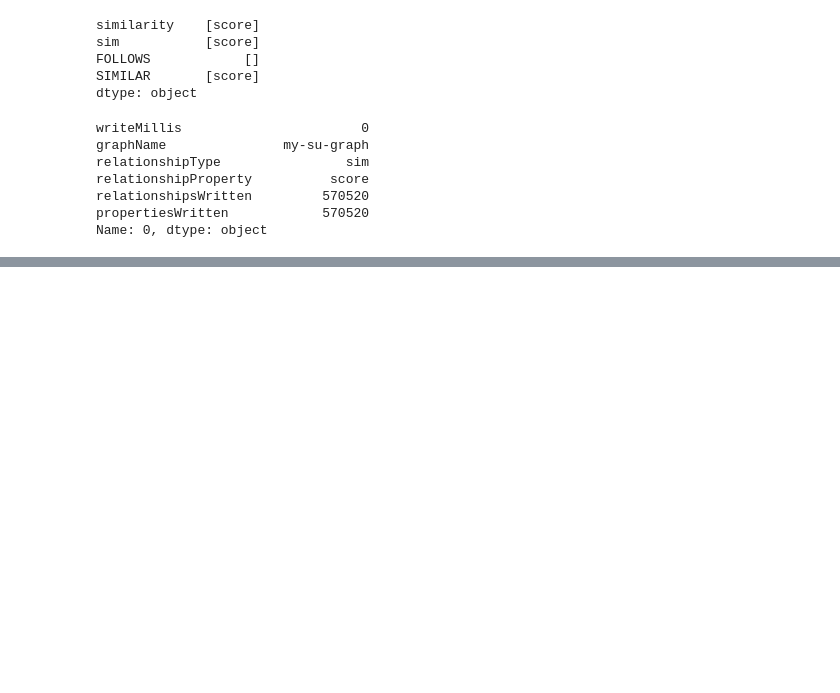
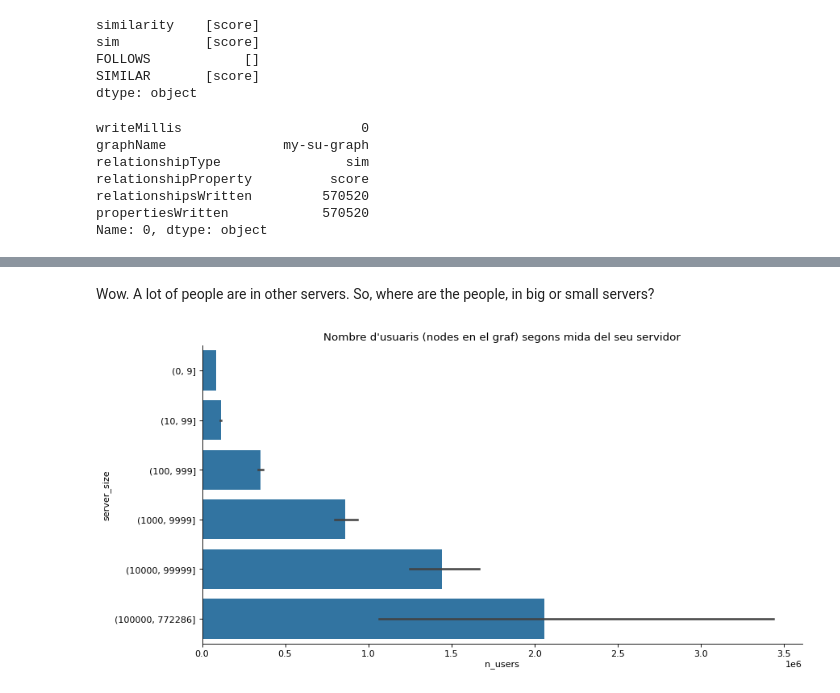
Before and after one commit to pecuchetian/tfg, a Jupyter notebook: GraphQueries.ipynb, the cells around one changed output, grey strips where cells are left out. Saved outputs shown, nothing was run; the diff lists cells and outputs as text; code cells hidden in the pictures; blank space fills up the shorter version.

```diff
--- a/GraphQueries.ipynb
+++ b/GraphQueries.ipynb
@@ -200,0 +344,15 @@ Name: 0, dtype: object
+# %% [markdown]
+Wow. A lot of people are in other servers. So, where are the people, in big or small servers?
+# %%
+bins = pd.IntervalIndex.from_tuples([(0, 9), (10, 99), (100, 999), (1000, 9999),(10000, 99999),(100000, servers_df.n_users.max()+1)])
+
+servers_df['server_size'] = pd.cut(servers_df.n_users, bins)
+# %%
+plt.figure(figsize=(12, 6), dpi=80)
+sns.barplot(data=servers_df, y= 'server_size', x='n_users',  estimator="sum")
+sns.despine()
+plt.title('Nombre d\'usuaris (nodes en el graf) segons mida del seu servidor')
+plt.savefig('figs/users_by_node_size.png')
+plt.show()
+# %% [output]
+[figure, added]
```
Also changed, not shown: parts of 43 cells of this notebook, 11 other files.
